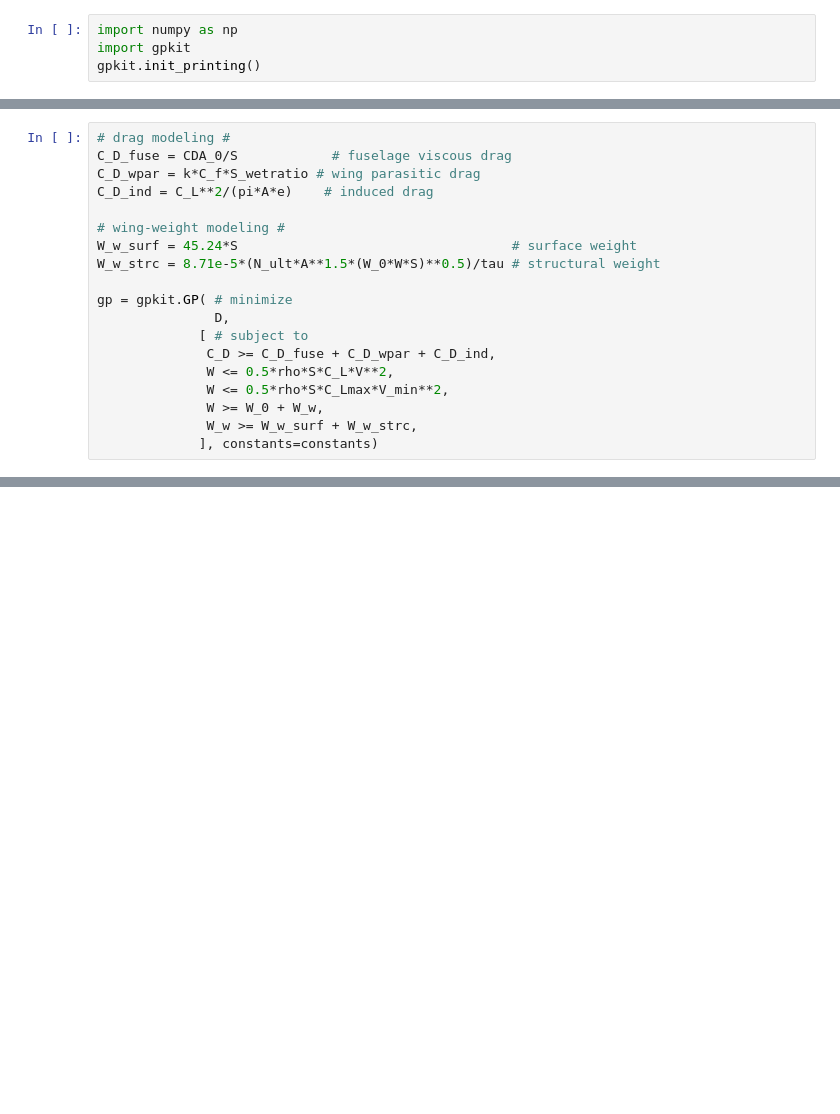
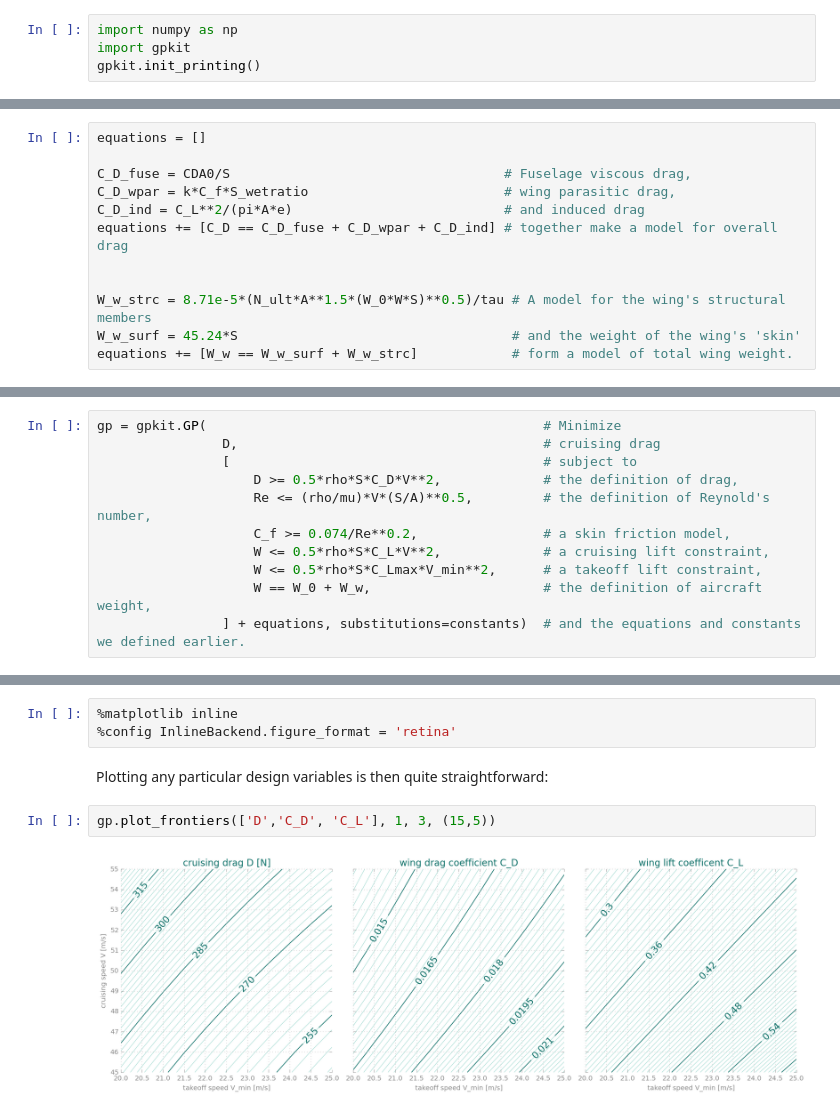
Before and after one commit to convexengineering/gpkit, a Jupyter notebook: examples/ipynb/simpleaircraft.ipynb, the cells around one changed output, grey strips where cells are left out. Saved outputs shown, nothing was run; the diff lists cells and outputs as text; blank space fills up the shorter version.

```diff
--- a/examples/ipynb/simpleaircraft.ipynb
+++ b/examples/ipynb/simpleaircraft.ipynb
@@ -76,19 +62,12 @@ C_f
 # %%
-# drag modeling #
-C_D_fuse = CDA_0/S            # fuselage viscous drag
-C_D_wpar = k*C_f*S_wetratio # wing parasitic drag
-C_D_ind = C_L**2/(pi*A*e)    # induced drag
+equations = []
 
-# wing-weight modeling #
-W_w_surf = 45.24*S                                   # surface weight
-W_w_strc = 8.71e-5*(N_ult*A**1.5*(W_0*W*S)**0.5)/tau # structural weight
+C_D_fuse = CDA0/S                                   # Fuselage viscous drag,
+C_D_wpar = k*C_f*S_wetratio                         # wing parasitic drag,
+C_D_ind = C_L**2/(pi*A*e)                           # and induced drag
+equations += [C_D == C_D_fuse + C_D_wpar + C_D_ind] # together make a model for overall drag
 
-gp = gpkit.GP( # minimize
-               D,
-             [ # subject to
-              C_D >= C_D_fuse + C_D_wpar + C_D_ind,
-              W <= 0.5*rho*S*C_L*V**2,
-              W <= 0.5*rho*S*C_Lmax*V_min**2,
-              W >= W_0 + W_w,
-              W_w >= W_w_surf + W_w_strc,
-             ], constants=constants)
+
+W_w_strc = 8.71e-5*(N_ult*A**1.5*(W_0*W*S)**0.5)/tau # A model for the wing's structural members
+W_w_surf = 45.24*S                                   # and the weight of the wing's 'skin'
+equations += [W_w == W_w_surf + W_w_strc]            # form a model of total wing weight.
@@ -94,0 +76,11 @@ gp = gpkit.GP( # minimize
+# %%
+gp = gpkit.GP(                                           # Minimize
+                D,                                       # cruising drag
+                [                                        # subject to
+                    D >= 0.5*rho*S*C_D*V**2,             # the definition of drag,
+                    Re <= (rho/mu)*V*(S/A)**0.5,         # the definition of Reynold's number,
+                    C_f >= 0.074/Re**0.2,                # a skin friction model,
+                    W <= 0.5*rho*S*C_L*V**2,             # a cruising lift constraint,
+                    W <= 0.5*rho*S*C_Lmax*V_min**2,      # a takeoff lift constraint,
+                    W == W_0 + W_w,                      # the definition of aircraft weight,
+                ] + equations, substitutions=constants)  # and the equations and constants we defined earlier.
@@ -118,0 +119,9 @@ _ = gpkit.plotting.contour_array(data, gp.var_descrs,
+# %%
+%matplotlib inline
+%config InlineBackend.figure_format = 'retina'
+# %% [markdown]
+Plotting any particular design variables is then quite straightforward:
+# %%
+gp.plot_frontiers(['D','C_D', 'C_L'], 1, 3, (15,5))
+# %% [output]
+[figure, added]
```
Also changed, not shown: parts of 20 cells of this notebook, 7 other files.
